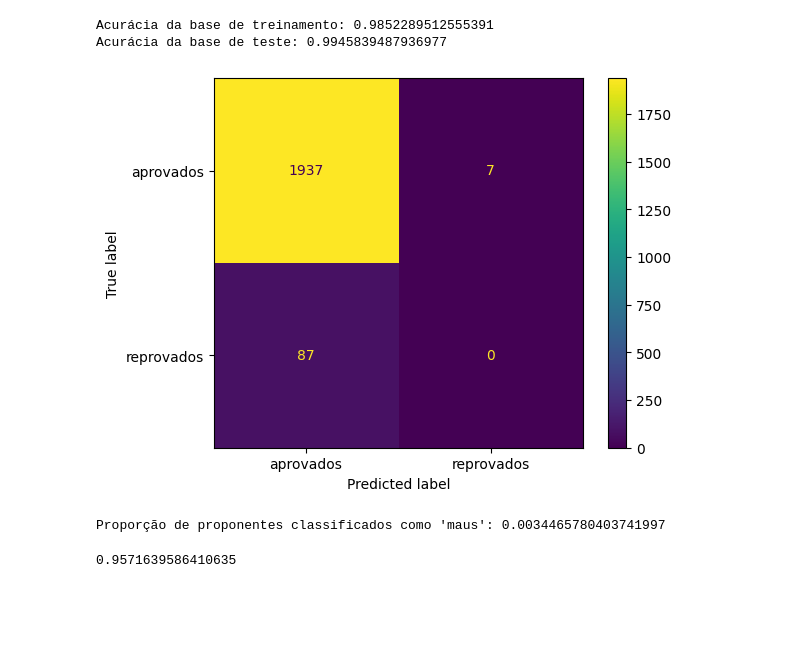
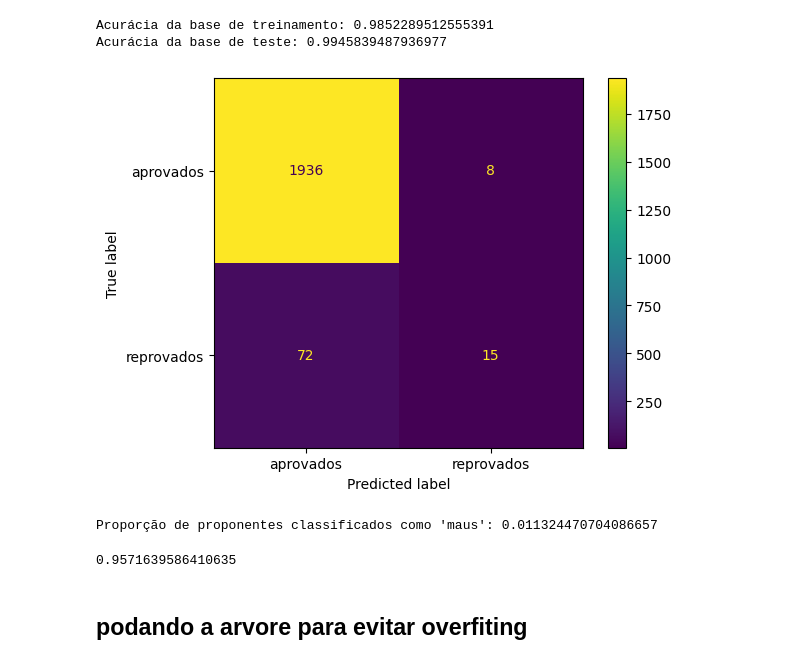
Before and after one commit to Nycolas-Gabriel/Clasifica-o-e-treinamento-DecisionTree, a Jupyter notebook: Mod_07_Tarefa_02.ipynb, the cells around one changed output. Drawn from its saved outputs; the diff is of its cells as text; code cells hidden in the pictures; blank space fills up the shorter version.

Commit message:
Poda da arvore

```diff
--- a/Mod_07_Tarefa_02.ipynb
+++ b/Mod_07_Tarefa_02.ipynb
@@ -134,22 +126,22 @@ Acurácia da base de treinamento: 0.9852289512555391
 Acurácia da base de teste: 0.9945839487936977
 # %%
 clf2 = DecisionTreeClassifier(min_samples_leaf=5, max_depth=10, random_state=123)
-clf2.fit(x_train, y_train)
+clf2.fit(x_test, y_test)
 
 # Matriz de confusão para a nova árvore
 y_pred2 = clf2.predict(x_test)
 cm2 = confusion_matrix(y_test, y_pred2)
 disp2 = ConfusionMatrixDisplay(confusion_matrix=cm2, display_labels=['aprovados', 'reprovados'])
 disp2.plot()
 plt.show()
 # %% [output]
-[figure, old version]
+[figure, new version]
 # %%
 #Como y_pred2 contém 0 para "aprovados" e 1 para "reprovados", a média dos valores representa a proporção de "maus".
 proporcao_maus = np.mean(y_pred2)
 print(f"Proporção de proponentes classificados como 'maus': {proporcao_maus}")
 # %% [output]
-Proporção de proponentes classificados como 'maus': 0.0034465780403741997
+Proporção de proponentes classificados como 'maus': 0.011324470704086657
 # %%
 todos_bons = np.zeros(len(y_pred2))
 # %%
@@ -157,3 +149,5 @@ todos_bons = np.zeros(len(y_pred2))
 accuracy_score(y_test, todos_bons)
 # %% [output]
 0.9571639586410635
+# %% [markdown]
+## podando a arvore para evitar overfiting
```
Also changed, not shown: parts of 7 cells of this notebook.
